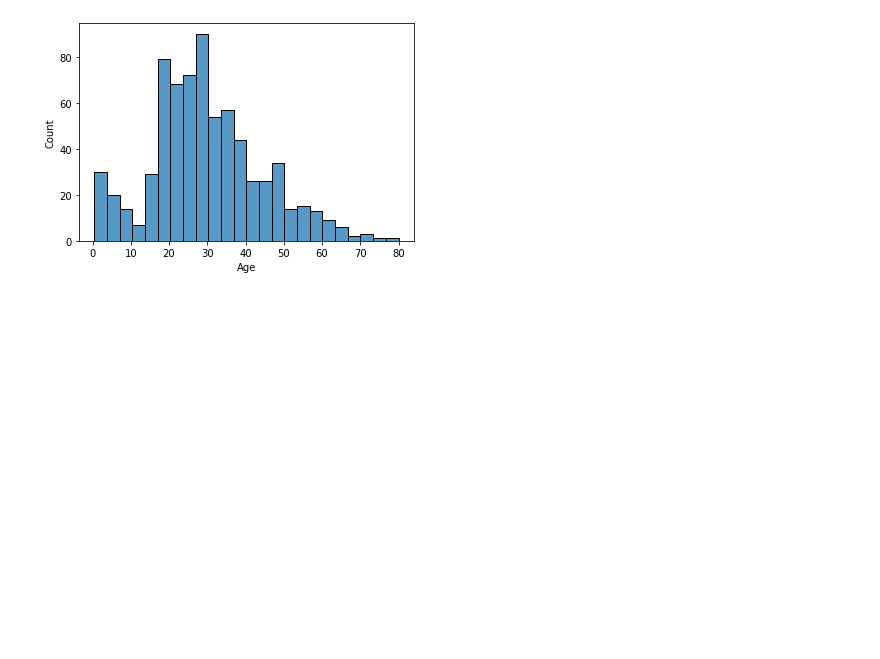
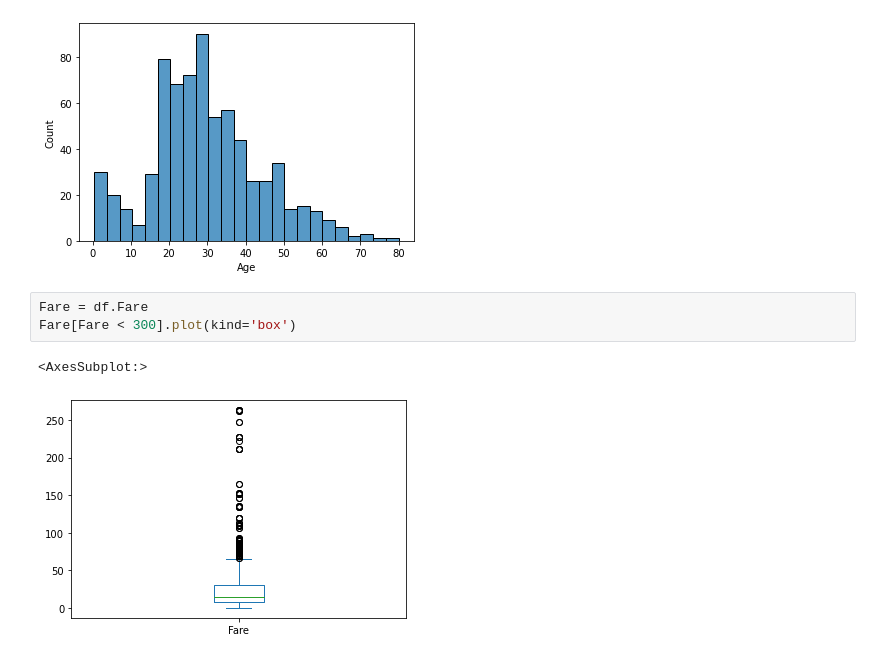
Before and after one commit to JelmerSurewaard/ML, a Jupyter notebook: Titanic/Feature_analysis.ipynb, the cells around one changed output. Cells and saved outputs as stored; diff of their text form; blank space fills up the shorter version.

```diff
--- a/Titanic/Feature_analysis.ipynb
+++ b/Titanic/Feature_analysis.ipynb
@@ -27,3 +27,9 @@ sns.histplot(data=df, x='Age', bins=24)
 # %% [output]
 <AxesSubplot:xlabel='Age', ylabel='Count'>
 [figure]
+# %%
+Fare = df.Fare
+Fare[Fare < 300].plot(kind='box')
+# %% [output]
+<AxesSubplot:>
+[figure, added]
```
Also changed, not shown: parts of 7 cells of this notebook.
